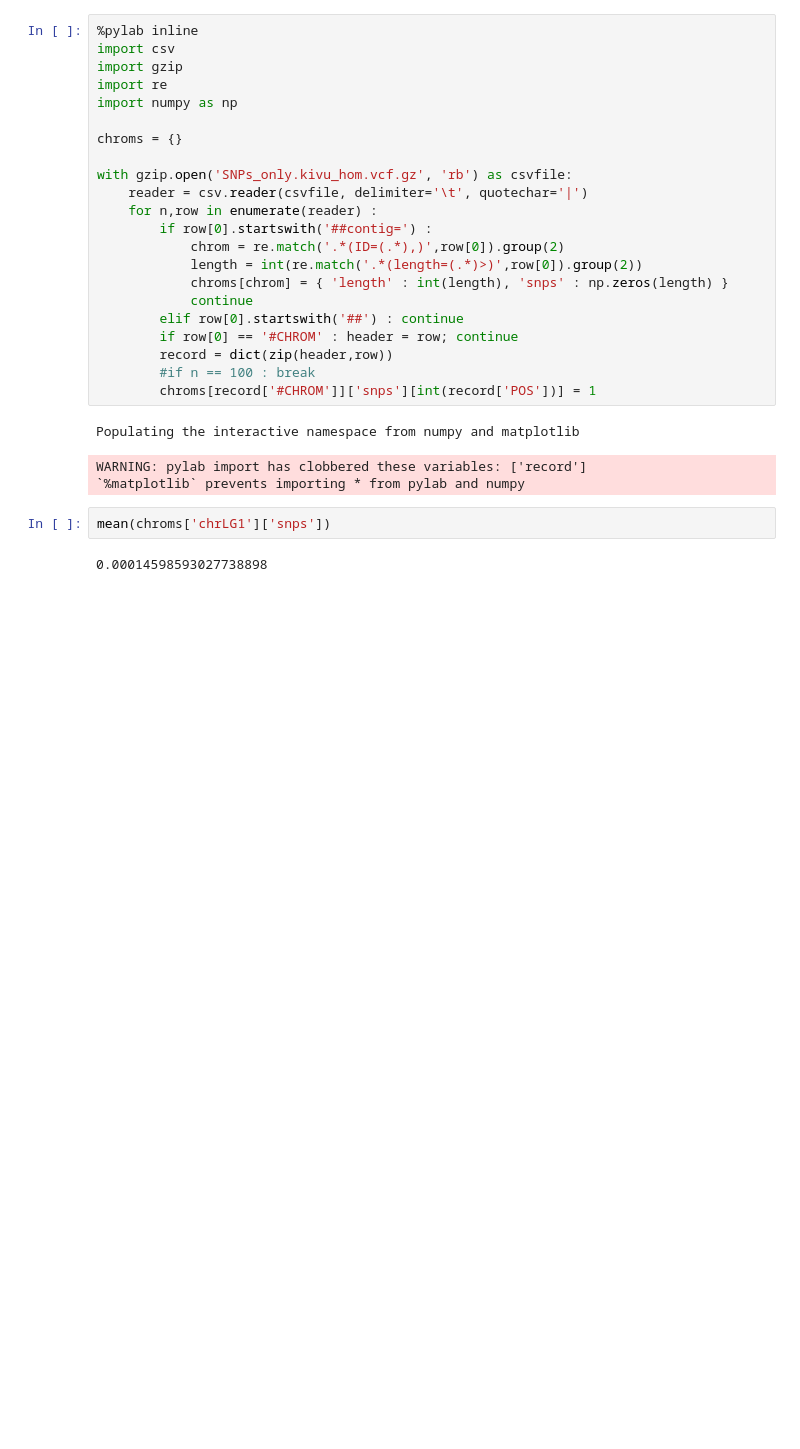
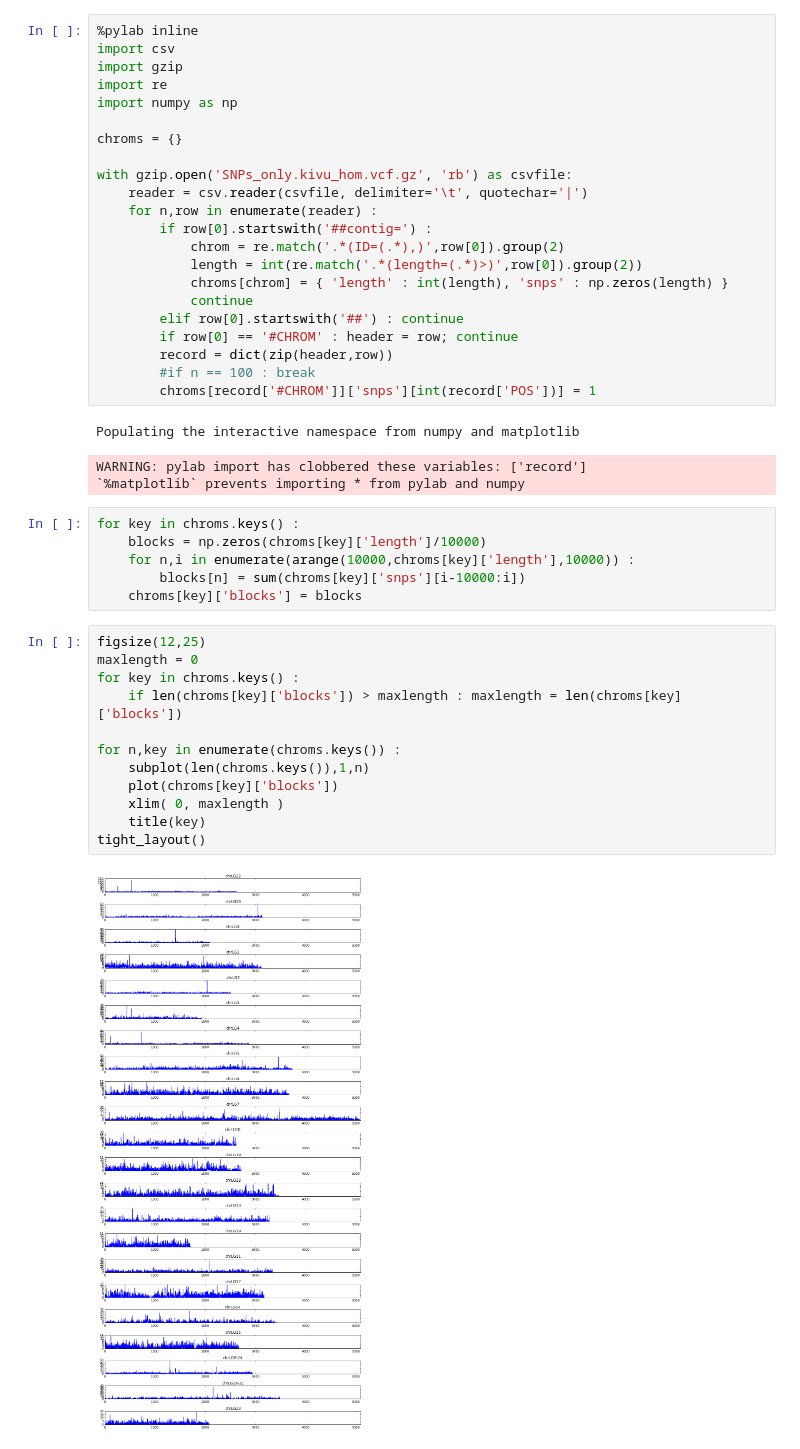
Before and after one commit to dodtlim/ulakes, a Jupyter notebook: ulakes.ipynb, the cells around one changed output. Drawn from its saved outputs; the diff is of its cells as text; blank space fills up the shorter version.

Commit message:
block sum plots

```diff
--- a/ulakes.ipynb
+++ b/ulakes.ipynb
@@ -24,7 +24,23 @@ with gzip.open('SNPs_only.kivu_hom.vcf.gz', 'rb') as csvfile:
 Populating the interactive namespace from numpy and matplotlib
 WARNING: pylab import has clobbered these variables: ['record']
 `%matplotlib` prevents importing * from pylab and numpy
-# %%
-mean(chroms['chrLG1']['snps'])
-# %% [output]
-0.00014598593027738898
+# %%
+for key in chroms.keys() :
+    blocks = np.zeros(chroms[key]['length']/10000)
+    for n,i in enumerate(arange(10000,chroms[key]['length'],10000)) :
+        blocks[n] = sum(chroms[key]['snps'][i-10000:i])
+    chroms[key]['blocks'] = blocks
+# %%
+figsize(12,25)
+maxlength = 0
+for key in chroms.keys() :
+    if len(chroms[key]['blocks']) > maxlength : maxlength = len(chroms[key]['blocks'])
+
+for n,key in enumerate(chroms.keys()) :
+    subplot(len(chroms.keys()),1,n)
+    plot(chroms[key]['blocks'])
+    xlim( 0, maxlength )
+    title(key)
+tight_layout()
+# %% [output]
+[figure, added]
```
Also changed, not shown: parts of 1 cell of this notebook.
